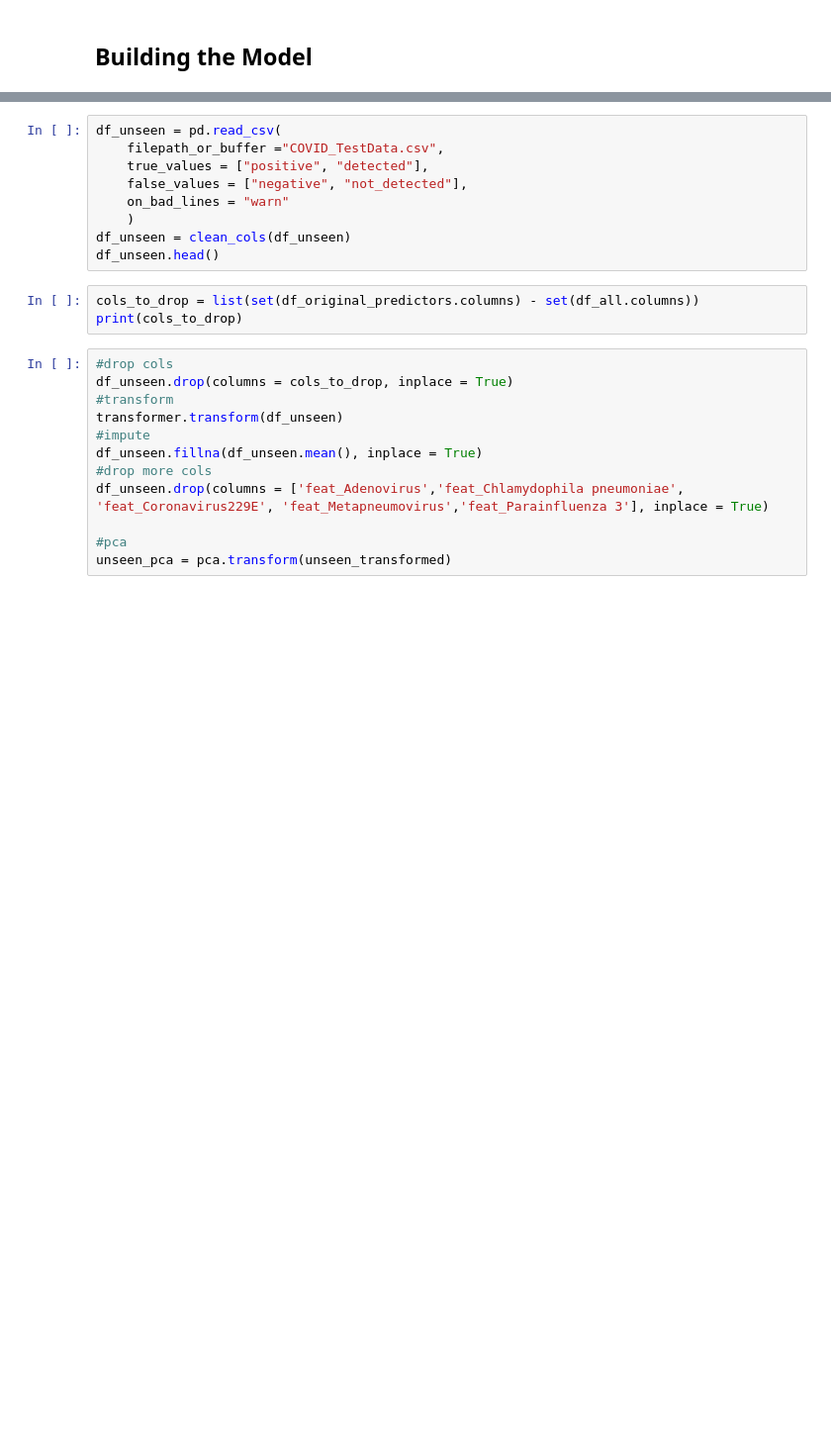
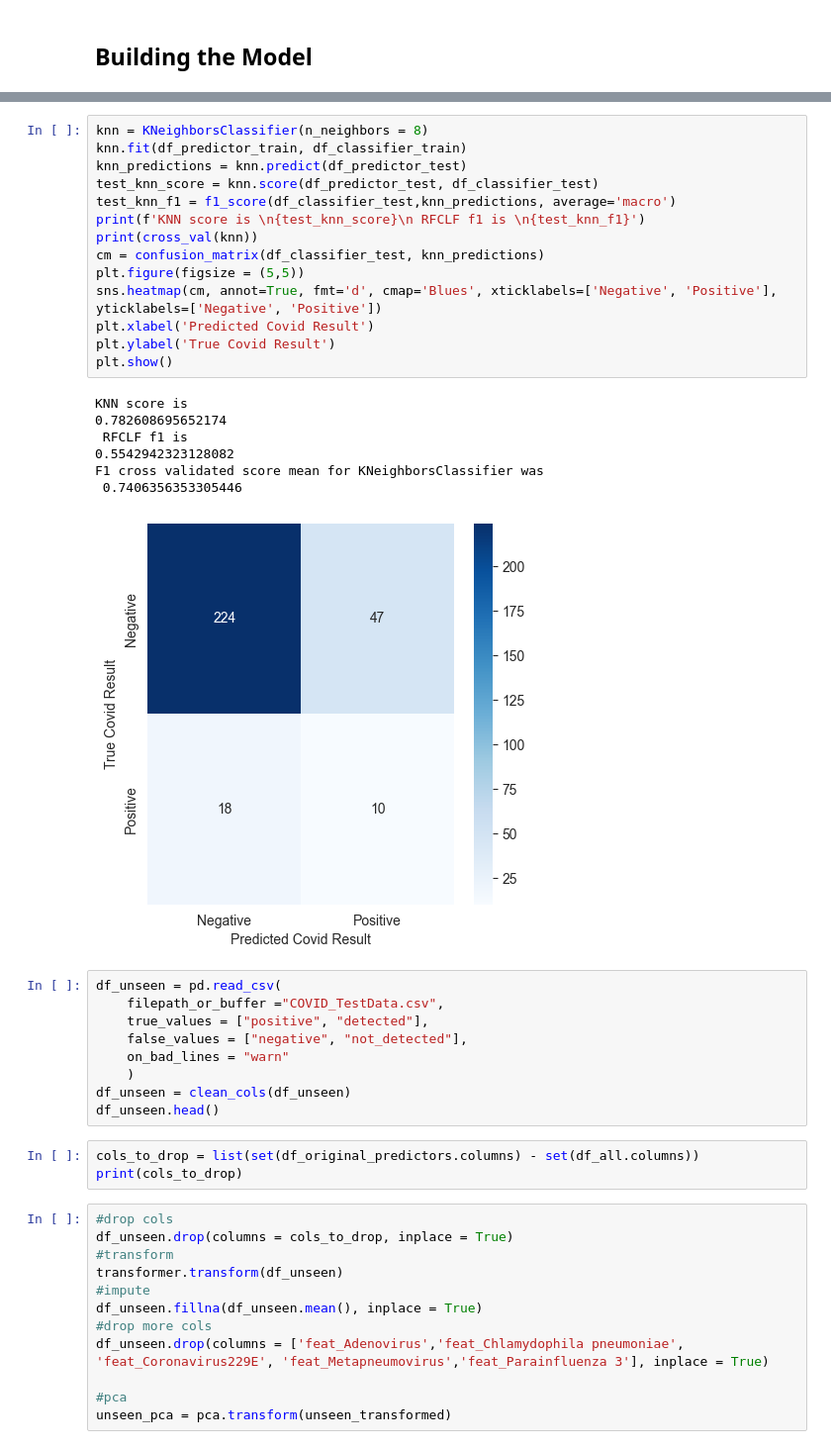
Before and after one commit to TheCherubQueen/DC3DMN, a Jupyter notebook: cw/DC3DMN_Report.ipynb, the cells around one changed output, grey strips where cells are left out. Shown at 99% size. Saved outputs shown, nothing was run; the diff lists cells and outputs as text; blank space fills up the shorter version.

```diff
--- a/cw/DC3DMN_Report.ipynb
+++ b/cw/DC3DMN_Report.ipynb
@@ -466,3 +677,25 @@ plt.show()
+# %%
+knn = KNeighborsClassifier(n_neighbors = 8)
+knn.fit(df_predictor_train, df_classifier_train)
+knn_predictions = knn.predict(df_predictor_test)
+test_knn_score = knn.score(df_predictor_test, df_classifier_test)
+test_knn_f1 = f1_score(df_classifier_test,knn_predictions, average='macro')
+print(f'KNN score is \n{test_knn_score}\n RFCLF f1 is \n{test_knn_f1}')
+print(cross_val(knn))
+cm = confusion_matrix(df_classifier_test, knn_predictions)
+plt.figure(figsize = (5,5))
+sns.heatmap(cm, annot=True, fmt='d', cmap='Blues', xticklabels=['Negative', 'Positive'], yticklabels=['Negative', 'Positive'])
+plt.xlabel('Predicted Covid Result')
+plt.ylabel('True Covid Result')
+plt.show()
+# %% [output]
+KNN score is
+0.782608695652174
+ RFCLF f1 is
+0.5542942323128082
+F1 cross validated score mean for KNeighborsClassifier was
+ 0.7406356353305446
+[figure, added]
 # %%
 df_unseen = pd.read_csv(
     filepath_or_buffer ="COVID_TestData.csv",
```
Also changed, not shown: parts of 31 cells of this notebook, 1 other file.
